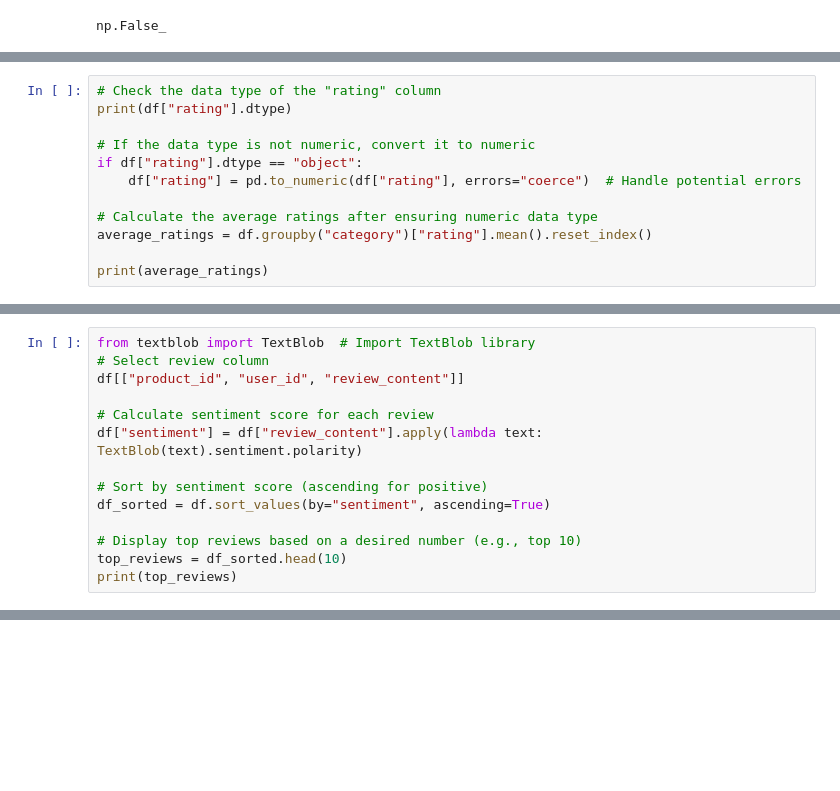
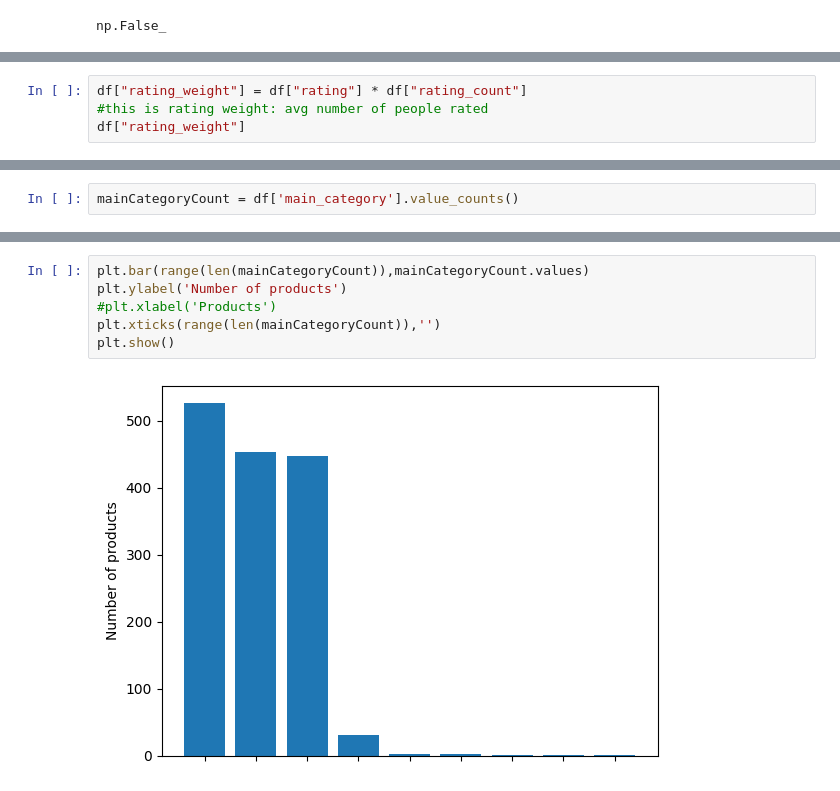
Before and after one commit to Sahilk004/Amazon, a Jupyter notebook: Amazon_data.ipynb, the cells around one changed output, grey strips where cells are left out. Cells and saved outputs as stored; diff of their text form; blank space fills up the shorter version.

```diff
--- a/Amazon_data.ipynb
+++ b/Amazon_data.ipynb
@@ -322,0 +362,4 @@ df['product_link'] = le_product_link.fit_transform(df['product_link'])
+# %%
+df["rating_weight"] = df["rating"] * df["rating_count"]
+#this is rating weight: avg number of people rated
+df["rating_weight"]
@@ -605,12 +400,0 @@ df['product_link'] = le_product_link.inverse_transform(df['product_link'])
-# %%
-# Check the data type of the "rating" column
-print(df["rating"].dtype)
-
-# If the data type is not numeric, convert it to numeric
-if df["rating"].dtype == "object":
-    df["rating"] = pd.to_numeric(df["rating"], errors="coerce")  # Handle potential errors
-
-# Calculate the average ratings after ensuring numeric data type
-average_ratings = df.groupby("category")["rating"].mean().reset_index()
-
-print(average_ratings)
@@ -732,14 +400,0 @@ for i, (product, count) in enumerate(top_products.items(), start=1):
-# %%
-from textblob import TextBlob  # Import TextBlob library
-# Select review column
-df[["product_id", "user_id", "review_content"]]
-
-# Calculate sentiment score for each review
-df["sentiment"] = df["review_content"].apply(lambda text: TextBlob(text).sentiment.polarity)
-
-# Sort by sentiment score (ascending for positive)
-df_sorted = df.sort_values(by="sentiment", ascending=True)
-
-# Display top reviews based on a desired number (e.g., top 10)
-top_reviews = df_sorted.head(10)
-print(top_reviews)
@@ -785,0 +405,2 @@ Top 5 categories with highest average ratings:
+# %%
+mainCategoryCount = df['main_category'].value_counts()
@@ -785,0 +422,8 @@ Top 5 categories with highest average ratings:
+# %%
+plt.bar(range(len(mainCategoryCount)),mainCategoryCount.values)
+plt.ylabel('Number of products')
+#plt.xlabel('Products')
+plt.xticks(range(len(mainCategoryCount)),'')
+plt.show()
+# %% [output]
+[figure, added]
```
Also changed, not shown: parts of 109 cells of this notebook.
